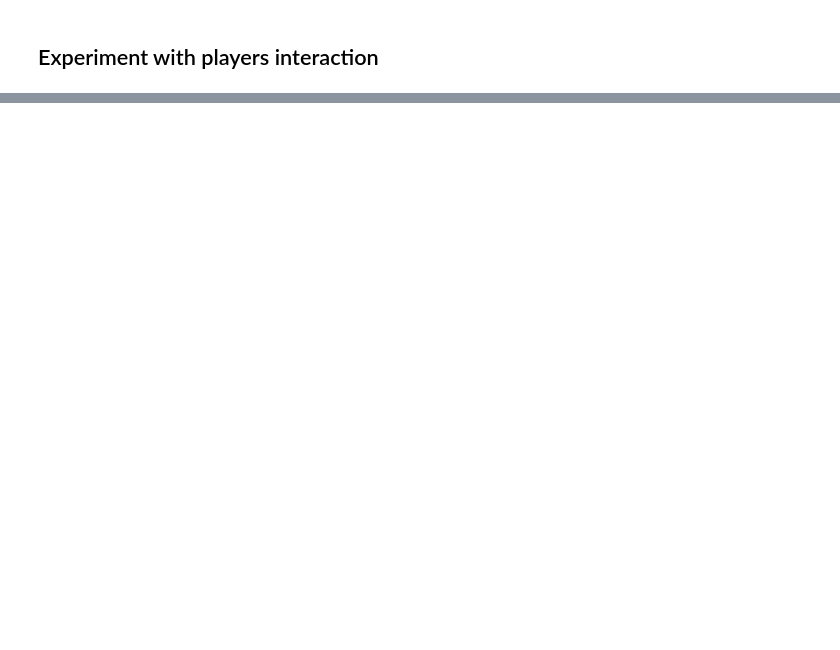
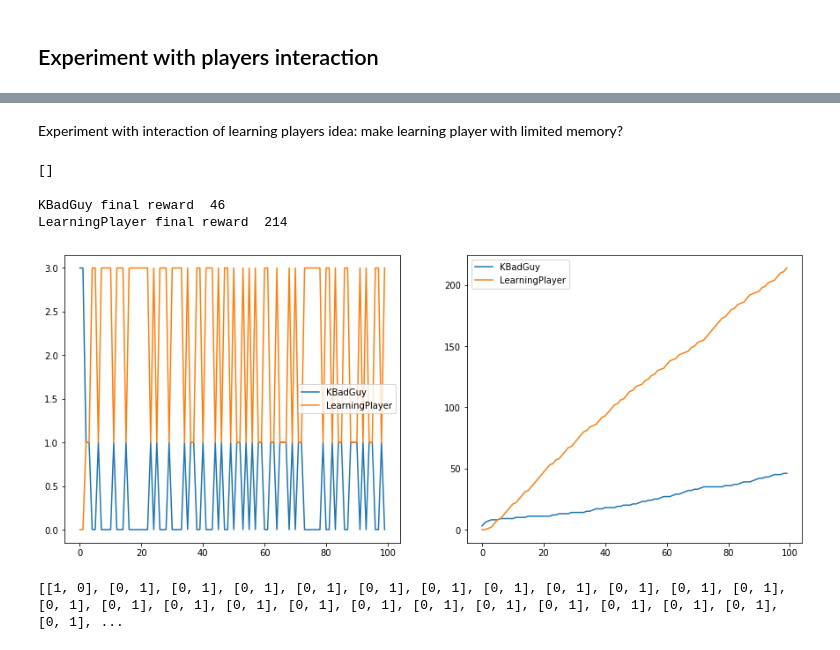
Before and after one commit to donaldssh/Iterative-Prisoners-Dilemma, a Jupyter notebook: Project.ipynb, the cells around one changed output, grey strips where cells are left out. Cells and saved outputs as stored; diff of their text form; code cells hidden in the pictures; blank space fills up the shorter version.

Commit message:
added LearningPlayer and testing with it

```diff
--- a/Project.ipynb
+++ b/Project.ipynb
@@ -226,0 +295,39 @@ player2 final reward  154
+# %% [markdown]
+Experiment with interaction of learning players
+idea: make learning player with limited memory?
+# %%
+# Payoff matrix
+M = np.array([[2,0],[3,1]])
+
+p1 = KBadGuy(40,[],[])
+p2 = LearningPlayer([],[])
+print(p2.move_history)
+
+for i in range(100):
+    u1 = p1.move()
+    u2 = p2.move()
+
+    p1.append_reward(np.array(u1) @ M @ np.array(u2).T)
+    p2.append_reward(np.array(u2) @ M @ np.array(u1).T)
+# %% [output]
+[]
+# %%
+fig, ax = plt.subplots(1,2, figsize = (15,6))
+ax[0].plot(p1.r_history, label='KBadGuy')
+ax[0].plot(p2.r_history, label='LearningPlayer')
+ax[0].legend()
+ax[1].plot(np.cumsum(p1.r_history), label='KBadGuy')
+ax[1].plot(np.cumsum(p2.r_history), label='LearningPlayer')
+ax[1].legend()
+
+
+print("KBadGuy final reward ", sum(p1.r_history))
+print("LearningPlayer final reward ", sum(p2.r_history))
+# %% [output]
+KBadGuy final reward  46
+LearningPlayer final reward  214
+[figure, added]
+# %%
+print(p2.move_history)
+# %% [output]
+[[1, 0], [0, 1], [0, 1], [0, 1], [0, 1], [0, 1], [0, 1], [0, 1], [0, 1], [0, 1], [0, 1], [0, 1], [0, 1], [0, 1], [0, 1], [0, 1], [0, 1], [0, 1], [0, 1], [0, 1], [0, 1], [0, 1], [0, 1], [0, 1], [0, 1], ...
```
Also changed, not shown: parts of 10 cells of this notebook.
